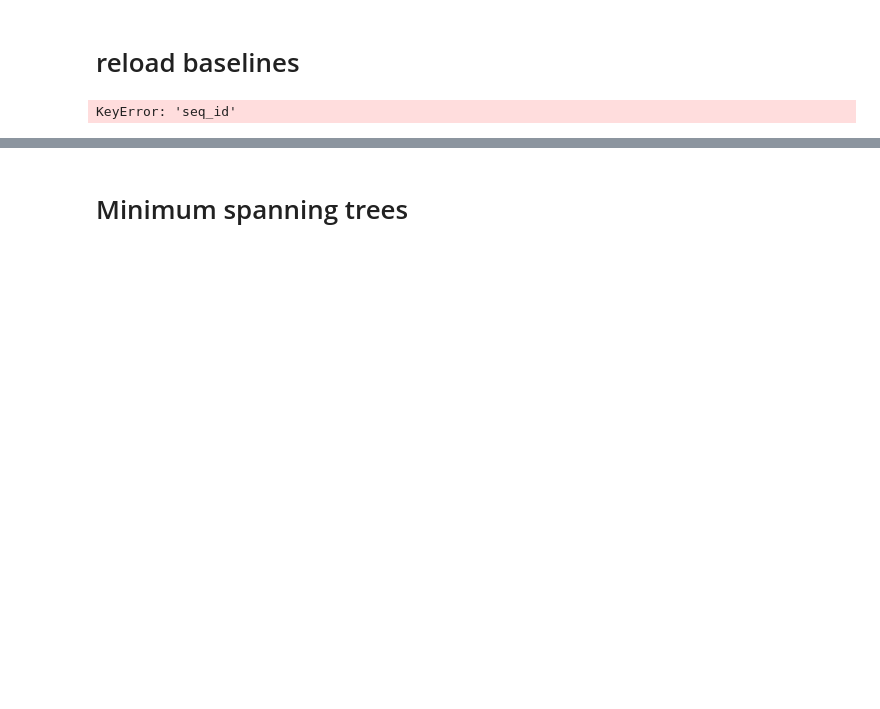
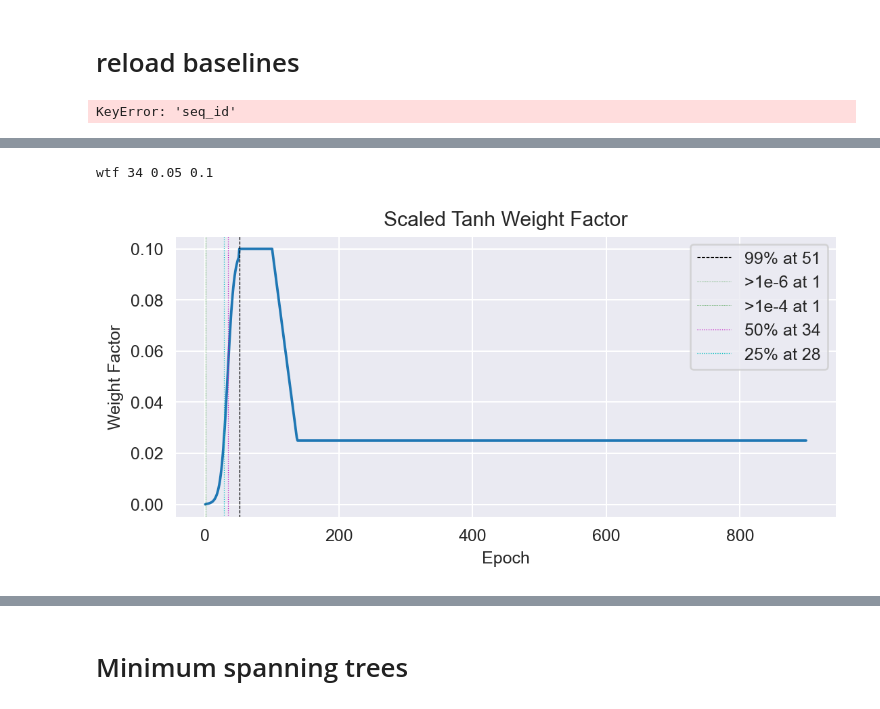
Before and after one commit to richieYT-wan/tclustr, a Jupyter notebook: notebooks/240426_networkx_clustering.ipynb, the cells around one changed output, grey strips where cells are left out. Cells and saved outputs as stored; diff of their text form; code cells hidden in the pictures; blank space fills up the shorter version.

```diff
--- a/notebooks/240426_networkx_clustering.ipynb
+++ b/notebooks/240426_networkx_clustering.ipynb
@@ -441,0 +469,7 @@ tcrdist_array = tcrdist3_newfilt[id_newfilt_validonly.index][:, id_newfilt_valid
+# %%
+crit = pkl_load('criterion.pkl')
+# %%
+y=plot_criterion_annealing(1000, crit);
+# %% [output]
+wtf 34 0.05 0.1
+[figure, added]
```
Also changed, not shown: parts of 11 cells of this notebook, 21 other files.
